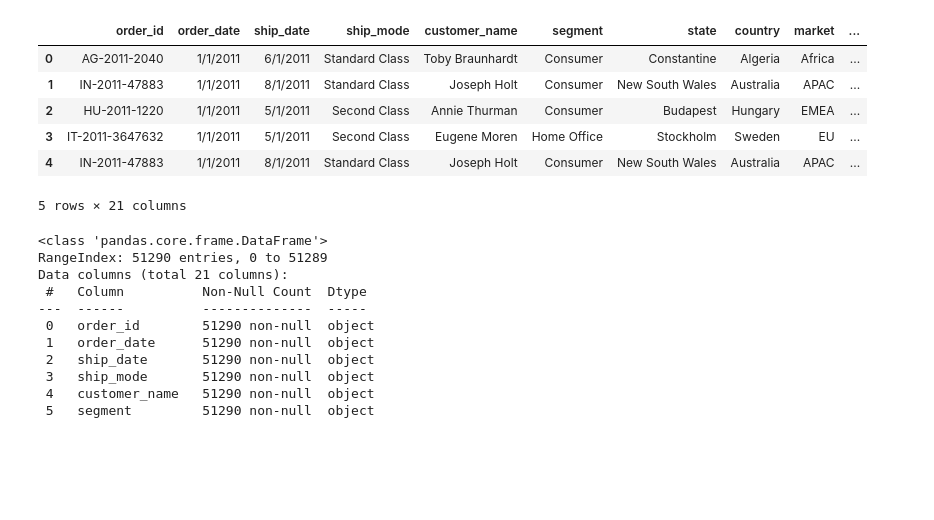
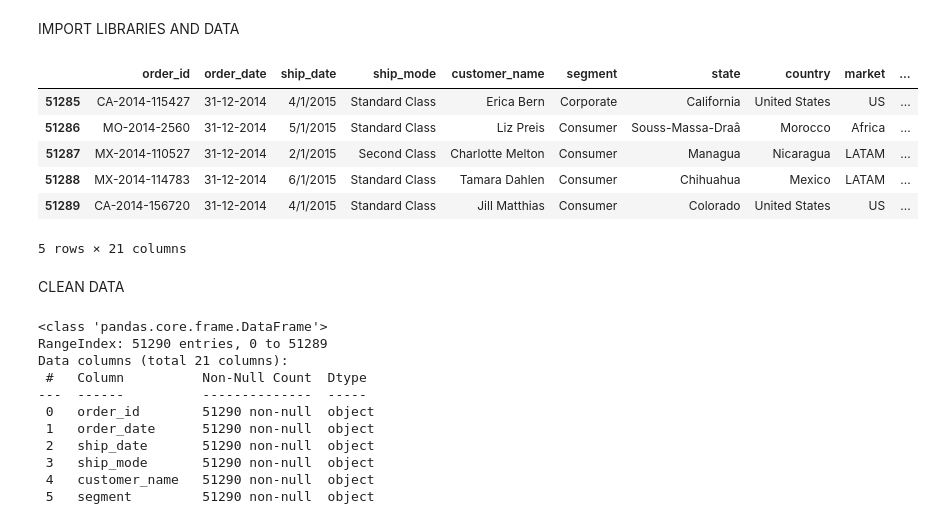
Before and after one commit to Alpha-machine96/superstore_data_analysis, a Jupyter notebook: Super_store_project.ipynb, the cells around one changed output. Cells and saved outputs as stored; diff of their text form; code cells hidden in the pictures; blank space fills up the shorter version.

```diff
--- a/Super_store_project.ipynb
+++ b/Super_store_project.ipynb
@@ -1,3 +1,5 @@
+# %% [markdown]
+IMPORT LIBRARIES AND DATA
 # %%
 # Import libraries
 import pandas as pd
@@ -9,15 +21,17 @@ warnings.filterwarnings('ignore')
 # %%
 # Import data
 df = pd.read_csv(r"C:\Users\LENOVO\Desktop\work1\superstore2\SuperStoreOrders.csv")
-df.head()
+df.tail()
 # %% [output]
 |  | order_id | order_date | ship_date | ship_mode | customer_name | segment | state | country | market | ... |
-| 0 | AG-2011-2040 | 1/1/2011 | 6/1/2011 | Standard Class | Toby Braunhardt | Consumer | Constantine | Algeria | Africa | ... |
-| 1 | IN-2011-47883 | 1/1/2011 | 8/1/2011 | Standard Class | Joseph Holt | Consumer | New South Wales | Australia | APAC | ... |
-| 2 | HU-2011-1220 | 1/1/2011 | 5/1/2011 | Second Class | Annie Thurman | Consumer | Budapest | Hungary | EMEA | ... |
-| 3 | IT-2011-3647632 | 1/1/2011 | 5/1/2011 | Second Class | Eugene Moren | Home Office | Stockholm | Sweden | EU | ... |
-| 4 | IN-2011-47883 | 1/1/2011 | 8/1/2011 | Standard Class | Joseph Holt | Consumer | New South Wales | Australia | APAC | ... |
+| 51285 | CA-2014-115427 | 31-12-2014 | 4/1/2015 | Standard Class | Erica Bern | Corporate | California | United States | US | ... |
+| 51286 | MO-2014-2560 | 31-12-2014 | 5/1/2015 | Standard Class | Liz Preis | Consumer | Souss-Massa-Draâ | Morocco | Africa | ... |
+| 51287 | MX-2014-110527 | 31-12-2014 | 2/1/2015 | Second Class | Charlotte Melton | Consumer | Managua | Nicaragua | LATAM | ... |
+| 51288 | MX-2014-114783 | 31-12-2014 | 6/1/2015 | Standard Class | Tamara Dahlen | Consumer | Chihuahua | Mexico | LATAM | ... |
+| 51289 | CA-2014-156720 | 31-12-2014 | 4/1/2015 | Standard Class | Jill Matthias | Consumer | Colorado | United States | US | ... |
 5 rows × 21 columns
+# %% [markdown]
+CLEAN DATA
 # %%
 df.info()
 # %% [output]
```
Also changed, not shown: parts of 18 cells of this notebook.
